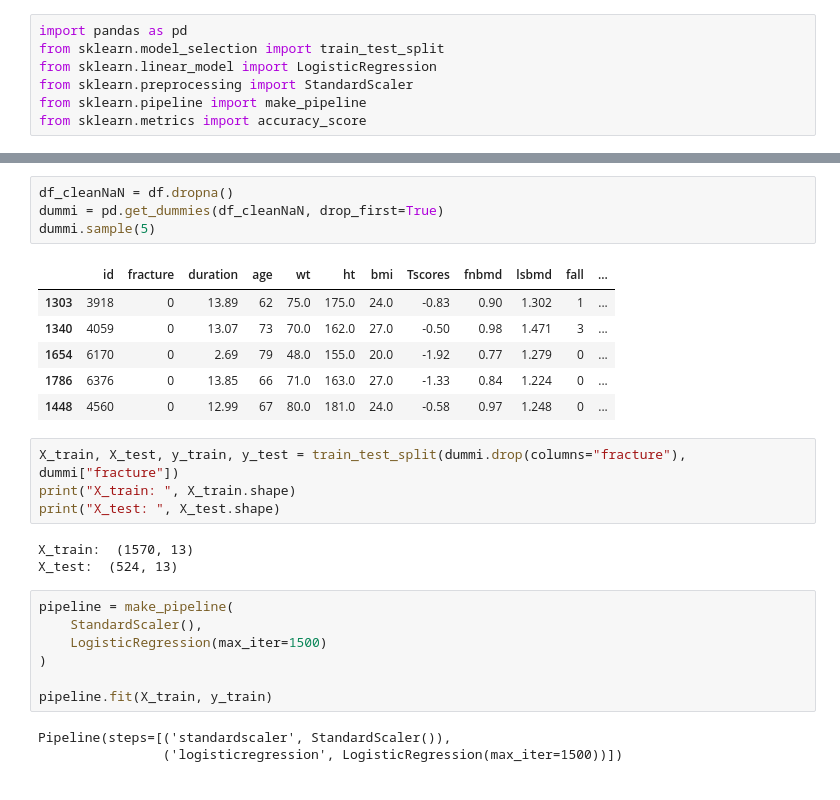
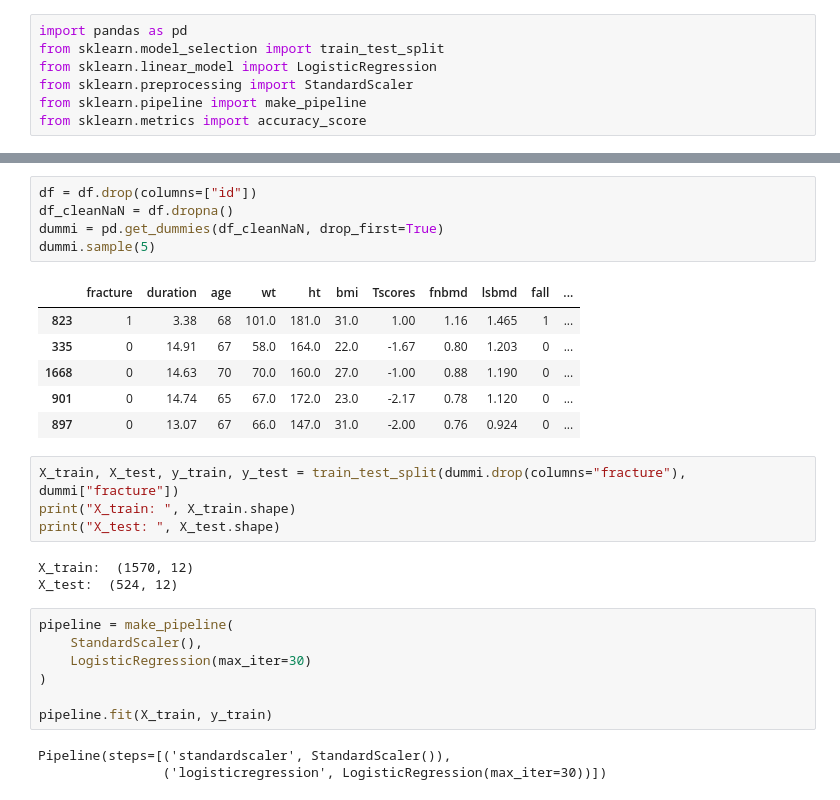
Before and after one commit to nhat-tien/research, a Jupyter notebook: python/src/notebooks/test_with_sklearn.ipynb, the cells around one changed output, grey strips where cells are left out. Drawn from its saved outputs; the diff is of its cells as text.

```diff
--- a/src/nb/test_with_sklearn.ipynb
+++ b/python/src/notebooks/test_with_sklearn.ipynb
@@ -18,31 +18,32 @@ df.sample(5)
 # %%
+df = df.drop(columns=["id"])
 df_cleanNaN = df.dropna()
 dummi = pd.get_dummies(df_cleanNaN, drop_first=True)
 dummi.sample(5)
 # %% [output]
-|  | id | fracture | duration | age | wt | ht | bmi | Tscores | fnbmd | lsbmd | fall | ... |
-| 1303 | 3918 | 0 | 13.89 | 62 | 75.0 | 175.0 | 24.0 | -0.83 | 0.90 | 1.302 | 1 | ... |
-| 1340 | 4059 | 0 | 13.07 | 73 | 70.0 | 162.0 | 27.0 | -0.50 | 0.98 | 1.471 | 3 | ... |
-| 1654 | 6170 | 0 | 2.69 | 79 | 48.0 | 155.0 | 20.0 | -1.92 | 0.77 | 1.279 | 0 | ... |
-| 1786 | 6376 | 0 | 13.85 | 66 | 71.0 | 163.0 | 27.0 | -1.33 | 0.84 | 1.224 | 0 | ... |
-| 1448 | 4560 | 0 | 12.99 | 67 | 80.0 | 181.0 | 24.0 | -0.58 | 0.97 | 1.248 | 0 | ... |
+|  | fracture | duration | age | wt | ht | bmi | Tscores | fnbmd | lsbmd | fall | ... |
+| 823 | 1 | 3.38 | 68 | 101.0 | 181.0 | 31.0 | 1.00 | 1.16 | 1.465 | 1 | ... |
+| 335 | 0 | 14.91 | 67 | 58.0 | 164.0 | 22.0 | -1.67 | 0.80 | 1.203 | 0 | ... |
+| 1668 | 0 | 14.63 | 70 | 70.0 | 160.0 | 27.0 | -1.00 | 0.88 | 1.190 | 0 | ... |
+| 901 | 0 | 14.74 | 65 | 67.0 | 172.0 | 23.0 | -2.17 | 0.78 | 1.120 | 0 | ... |
+| 897 | 0 | 13.07 | 67 | 66.0 | 147.0 | 31.0 | -2.00 | 0.76 | 0.924 | 0 | ... |
 # %%
 X_train, X_test, y_train, y_test = train_test_split(dummi.drop(columns="fracture"), dummi["fracture"])
 print("X_train: ", X_train.shape)
 print("X_test: ", X_test.shape)
 # %% [output]
-X_train:  (1570, 13)
-X_test:  (524, 13)
+X_train:  (1570, 12)
+X_test:  (524, 12)
 # %%
 pipeline = make_pipeline(
     StandardScaler(),
-    LogisticRegression(max_iter=1500)
+    LogisticRegression(max_iter=30)
 )
 
 pipeline.fit(X_train, y_train)
 # %% [output]
 Pipeline(steps=[('standardscaler', StandardScaler()),
-                ('logisticregression', LogisticRegression(max_iter=1500))])
+                ('logisticregression', LogisticRegression(max_iter=30))])
 # %%
 y_pred = pipeline.predict(X_test)
 acc = accuracy_score(y_test, y_pred)
```
Also changed, not shown: parts of 2 cells of this notebook, 17 other files.
